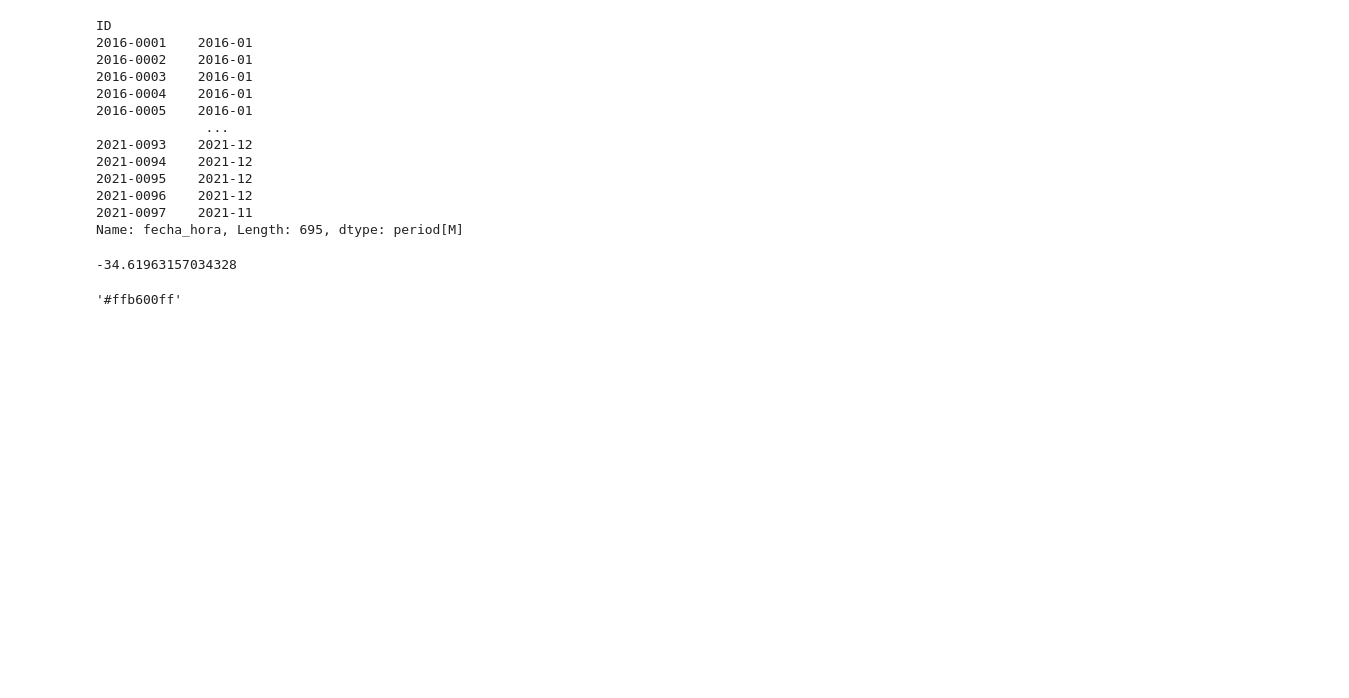
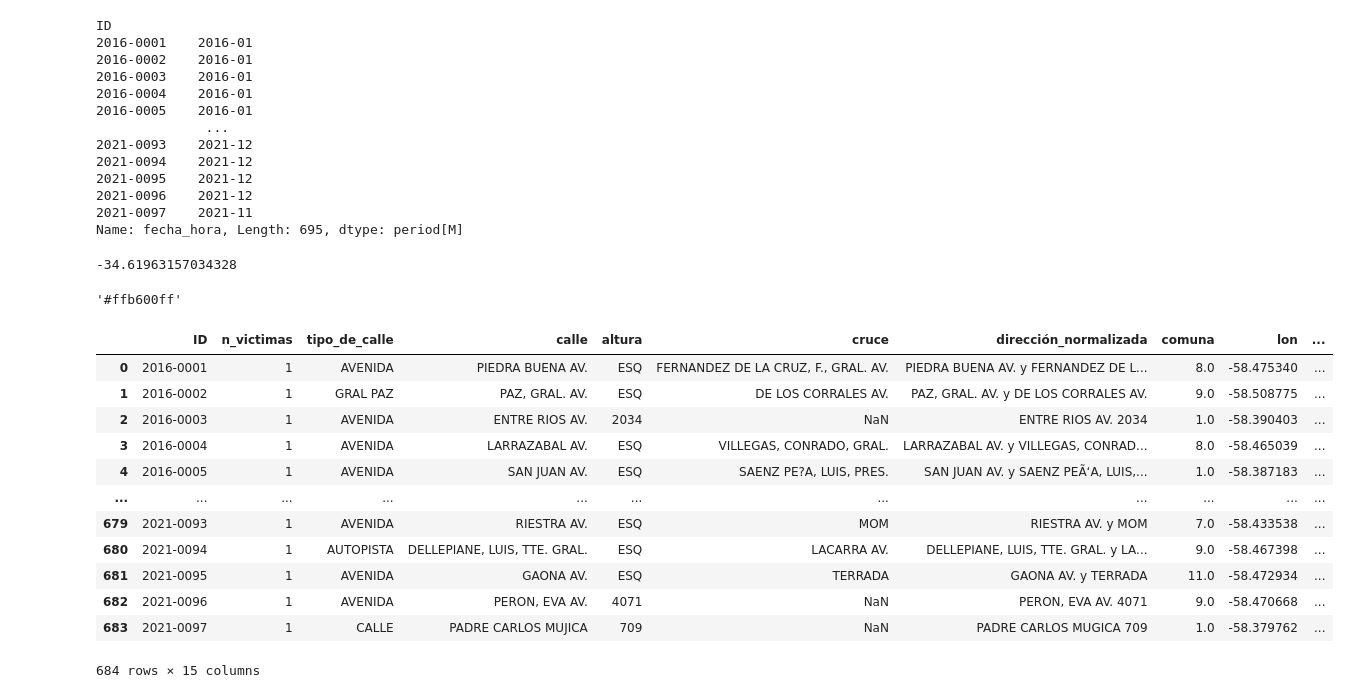
Before and after one commit to cypbk/pida-javier-bengolea, a Jupyter notebook: main.ipynb, the cells around one changed output. Saved outputs shown, nothing was run; the diff lists cells and outputs as text; code cells hidden in the pictures; blank space fills up the shorter version.

```diff
--- a/main.ipynb
+++ b/main.ipynb
@@ -850,0 +851,18 @@ data_hm.to_csv('data/generated/data_hm.csv', sep=',', quoting=csv.QUOTE_NONNUMER
+# %%
+data = pd.read_csv('data/generated/data_hm.csv', sep=';', encoding='utf-8')
+# %%
+data
+# %% [output]
+|  | ID | n_victimas | tipo_de_calle | calle | altura | cruce | dirección_normalizada | comuna | lon | ... |
+| 0 | 2016-0001 | 1 | AVENIDA | PIEDRA BUENA AV. | ESQ | FERNANDEZ DE LA CRUZ, F., GRAL. AV. | PIEDRA BUENA AV. y FERNANDEZ DE L... | 8.0 | -58.475340 | ... |
+| 1 | 2016-0002 | 1 | GRAL PAZ | PAZ, GRAL. AV. | ESQ | DE LOS CORRALES AV. | PAZ, GRAL. AV. y DE LOS CORRALES AV. | 9.0 | -58.508775 | ... |
+| 2 | 2016-0003 | 1 | AVENIDA | ENTRE RIOS AV. | 2034 | NaN | ENTRE RIOS AV. 2034 | 1.0 | -58.390403 | ... |
+| 3 | 2016-0004 | 1 | AVENIDA | LARRAZABAL AV. | ESQ | VILLEGAS, CONRADO, GRAL. | LARRAZABAL AV. y VILLEGAS, CONRAD... | 8.0 | -58.465039 | ... |
+| 4 | 2016-0005 | 1 | AVENIDA | SAN JUAN AV. | ESQ | SAENZ PE?A, LUIS, PRES. | SAN JUAN AV. y SAENZ PEÃ‘A, LUIS,... | 1.0 | -58.387183 | ... |
+| ... | ... | ... | ... | ... | ... | ... | ... | ... | ... | ... |
+| 679 | 2021-0093 | 1 | AVENIDA | RIESTRA AV. | ESQ | MOM | RIESTRA AV. y MOM | 7.0 | -58.433538 | ... |
+| 680 | 2021-0094 | 1 | AUTOPISTA | DELLEPIANE, LUIS, TTE. GRAL. | ESQ | LACARRA AV. | DELLEPIANE, LUIS, TTE. GRAL. y LA... | 9.0 | -58.467398 | ... |
+| 681 | 2021-0095 | 1 | AVENIDA | GAONA AV. | ESQ | TERRADA | GAONA AV. y TERRADA | 11.0 | -58.472934 | ... |
+| 682 | 2021-0096 | 1 | AVENIDA | PERON, EVA AV. | 4071 | NaN | PERON, EVA AV. 4071 | 9.0 | -58.470668 | ... |
+| 683 | 2021-0097 | 1 | CALLE | PADRE CARLOS MUJICA | 709 | NaN | PADRE CARLOS MUGICA 709 | 1.0 | -58.379762 | ... |
+684 rows × 15 columns
```
Also changed, not shown: parts of 1 cell of this notebook, 1 other file.
